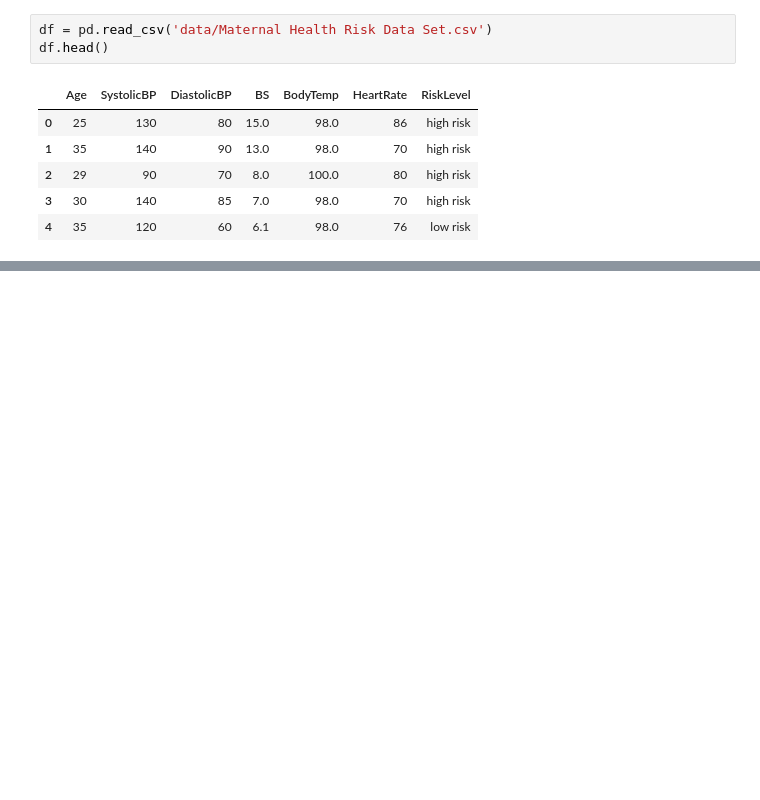
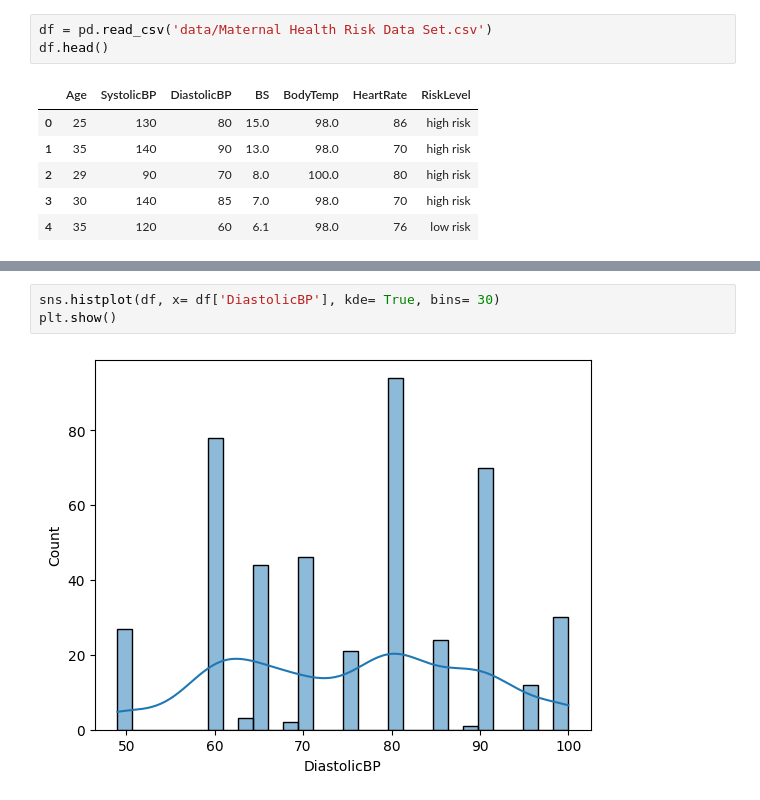
Before and after one commit to sebisamuel20/mat, a Jupyter notebook: notebook/EDA.ipynb, the cells around one changed output, grey strips where cells are left out. Drawn from its saved outputs; the diff is of its cells as text; blank space fills up the shorter version.

```diff
--- a/notebook/EDA.ipynb
+++ b/notebook/EDA.ipynb
@@ -47,0 +244,5 @@ df.head()
+# %%
+sns.histplot(df, x= df['DiastolicBP'], kde= True, bins= 30)
+plt.show()
+# %% [output]
+[figure, added]
```
Also changed, not shown: parts of 64 cells of this notebook, 2 other files.
